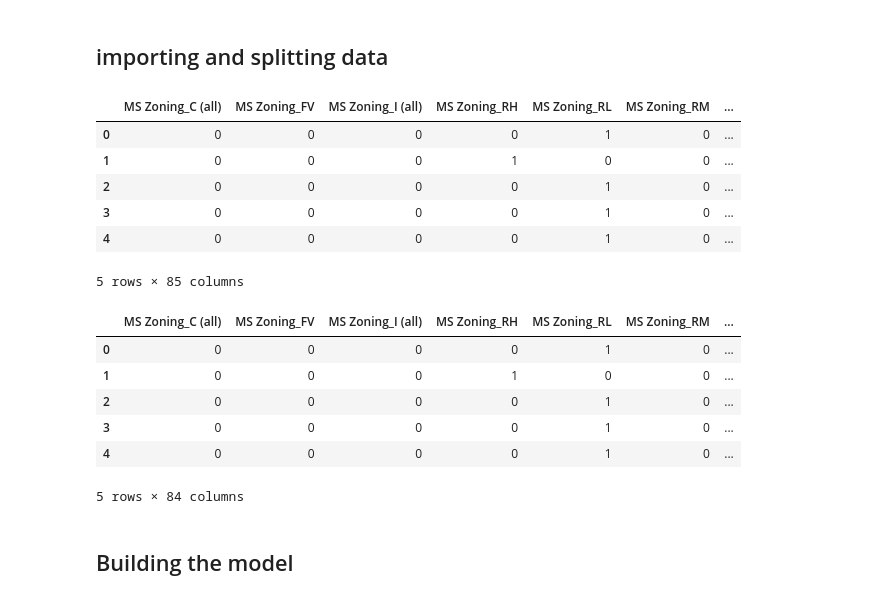
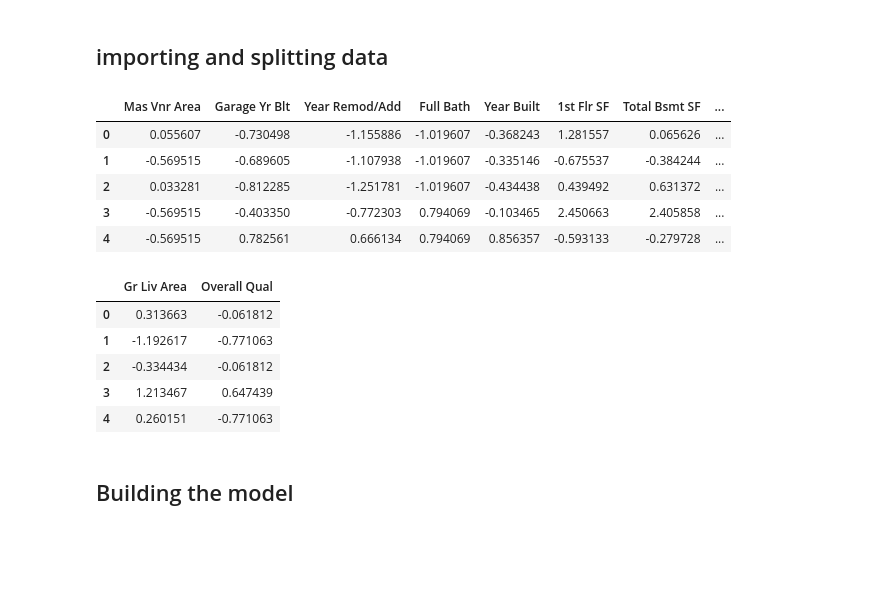
Before and after one commit to Youri-is-super-awesome/Bitches-and-beaches, a Jupyter notebook: code/model_version1.ipynb, the cells around one changed output. Saved outputs shown, nothing was run; the diff lists cells and outputs as text; code cells hidden in the pictures; blank space fills up the shorter version.

```diff
--- a/code/model_version1.ipynb
+++ b/code/model_version1.ipynb
@@ -9,32 +9,31 @@ import numpy as np
 from sklearn.model_selection import train_test_split
 # %%
 # import data (only numerical)
-data = pd.read_csv('data/AmesHousingPreprocessed.csv')
+data = pd.read_csv('data/AmesHousingNumData.csv')
 # data = pd.read_csv('data/AmesHousingNumData.csv')
 # data = pd.read_csv('data/AmesHousingCatData.csv')
 data = data.drop('Unnamed: 0', axis=1)
 data.head()
 # %% [output]
-|  | MS Zoning_C (all) | MS Zoning_FV | MS Zoning_I (all) | MS Zoning_RH | MS Zoning_RL | MS Zoning_RM | ... |
-| 0 | 0 | 0 | 0 | 0 | 1 | 0 | ... |
-| 1 | 0 | 0 | 0 | 1 | 0 | 0 | ... |
-| 2 | 0 | 0 | 0 | 0 | 1 | 0 | ... |
-| 3 | 0 | 0 | 0 | 0 | 1 | 0 | ... |
-| 4 | 0 | 0 | 0 | 0 | 1 | 0 | ... |
+|  | Mas Vnr Area | Garage Yr Blt | Year Remod/Add | Full Bath | Year Built | 1st Flr SF | Total Bsmt SF | ... |
+| 0 | 0.055607 | -0.730498 | -1.155886 | -1.019607 | -0.368243 | 1.281557 | 0.065626 | ... |
+| 1 | -0.569515 | -0.689605 | -1.107938 | -1.019607 | -0.335146 | -0.675537 | -0.384244 | ... |
+| 2 | 0.033281 | -0.812285 | -1.251781 | -1.019607 | -0.434438 | 0.439492 | 0.631372 | ... |
+| 3 | -0.569515 | -0.403350 | -0.772303 | 0.794069 | -0.103465 | 2.450663 | 2.405858 | ... |
+| 4 | -0.569515 | 0.782561 | 0.666134 | 0.794069 | 0.856357 | -0.593133 | -0.279728 | ... |
-5 rows × 85 columns
 # %%
 # split data into input and target
 target = data['SalePrice']
-final_data = data.drop('SalePrice', axis=1)
+final_data = data[['Gr Liv Area', 'Overall Qual']]
+# final_data = data.drop('SalePrice', axis=1)
 final_data.head()
 # %% [output]
-|  | MS Zoning_C (all) | MS Zoning_FV | MS Zoning_I (all) | MS Zoning_RH | MS Zoning_RL | MS Zoning_RM | ... |
-| 0 | 0 | 0 | 0 | 0 | 1 | 0 | ... |
-| 1 | 0 | 0 | 0 | 1 | 0 | 0 | ... |
-| 2 | 0 | 0 | 0 | 0 | 1 | 0 | ... |
-| 3 | 0 | 0 | 0 | 0 | 1 | 0 | ... |
-| 4 | 0 | 0 | 0 | 0 | 1 | 0 | ... |
+|  | Gr Liv Area | Overall Qual |
+| 0 | 0.313663 | -0.061812 |
+| 1 | -1.192617 | -0.771063 |
+| 2 | -0.334434 | -0.061812 |
+| 3 | 1.213467 | 0.647439 |
+| 4 | 0.260151 | -0.771063 |
-5 rows × 84 columns
 # %%
 # convert the pandas dataframes to numpy ndarrays
 X_np = final_data.to_numpy()
```
Also changed, not shown: parts of 8 cells of this notebook, 2 other files.
